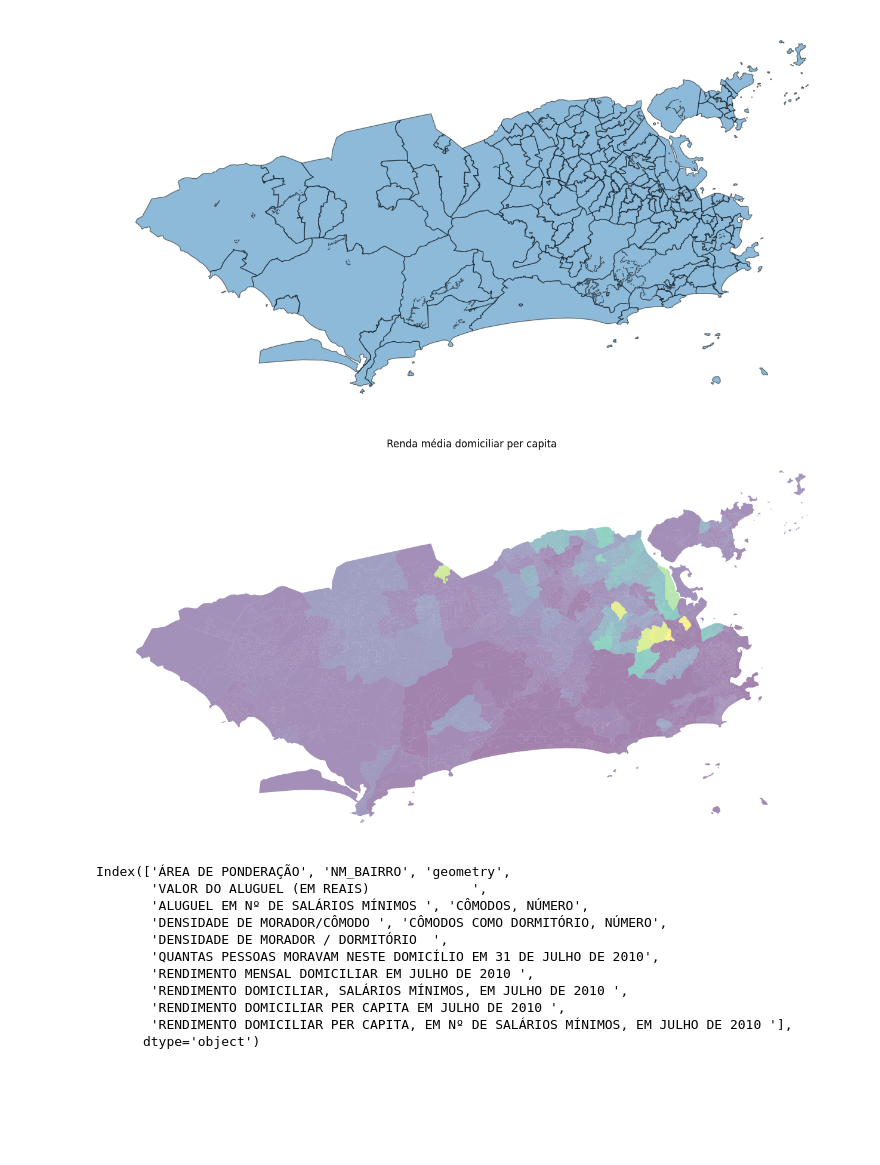
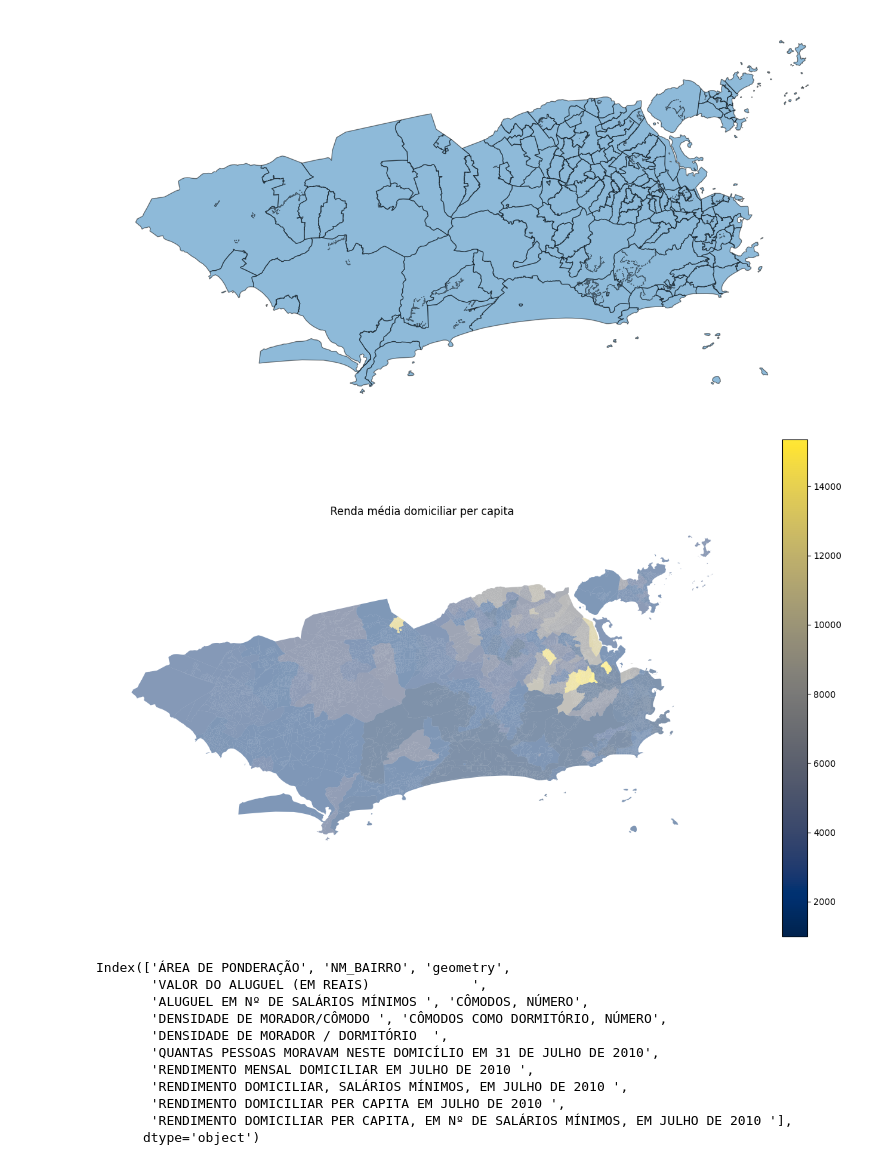
Before and after one commit to GDevigili/TCC-IBGE, a Jupyter notebook: src/data-vis/eda.ipynb, the cells around one changed output. Saved outputs shown, nothing was run; the diff lists cells and outputs as text; code cells hidden in the pictures; blank space fills up the shorter version.

Commit message:
plot the data
Still needs to adjust the calculation and make the map more beautiful

```diff
--- a/src/data-vis/eda.ipynb
+++ b/src/data-vis/eda.ipynb
@@ -264,16 +264,37 @@ plot_map(gdf_rio_unique, df_rio, 'População do Rio de Janeiro')
 # %% [output]
 [figure]
 # %%
-def plot_map(gdf, column, title, cmap='viridis', figsize=(16, 10)):
+def plot_map(
+        gdf,
+        column,
+        title,
+        cmap='viridis',
+        figsize=(16, 10)
+    ):
+    # Filter the GeoDataFrame to only the column of interest
     gdf = gdf[['geometry', column]]
-    ax = gdf.plot(column=column, figsize=figsize, alpha=0.5)
+    # Plot the GeoDataFrame
+    ax = gdf.plot(
+        column=column,
+        figsize=figsize,
+        alpha=0.5,
+        cmap=cmap,
+        # edgecolor='k',
+        legend=True
+    )
     ax.set_axis_off()
     plt.title(title)
     plt.show()
 
-plot_map(gdf_rio_bairros, column='RENDIMENTO MENSAL DOMICILIAR EM JULHO DE 2010 ', title='Renda média domiciliar per capita')
+
+plot_map(
+    gdf_rio_bairros,
+    column='RENDIMENTO MENSAL DOMICILIAR EM JULHO DE 2010 ',
+    title='Renda média domiciliar per capita',
+    cmap='cividis'
+    )
 # %% [output]
-[figure, old version]
+[figure, new version]
 # %%
 df_rio_bairros.columns
 # %% [output]
```
